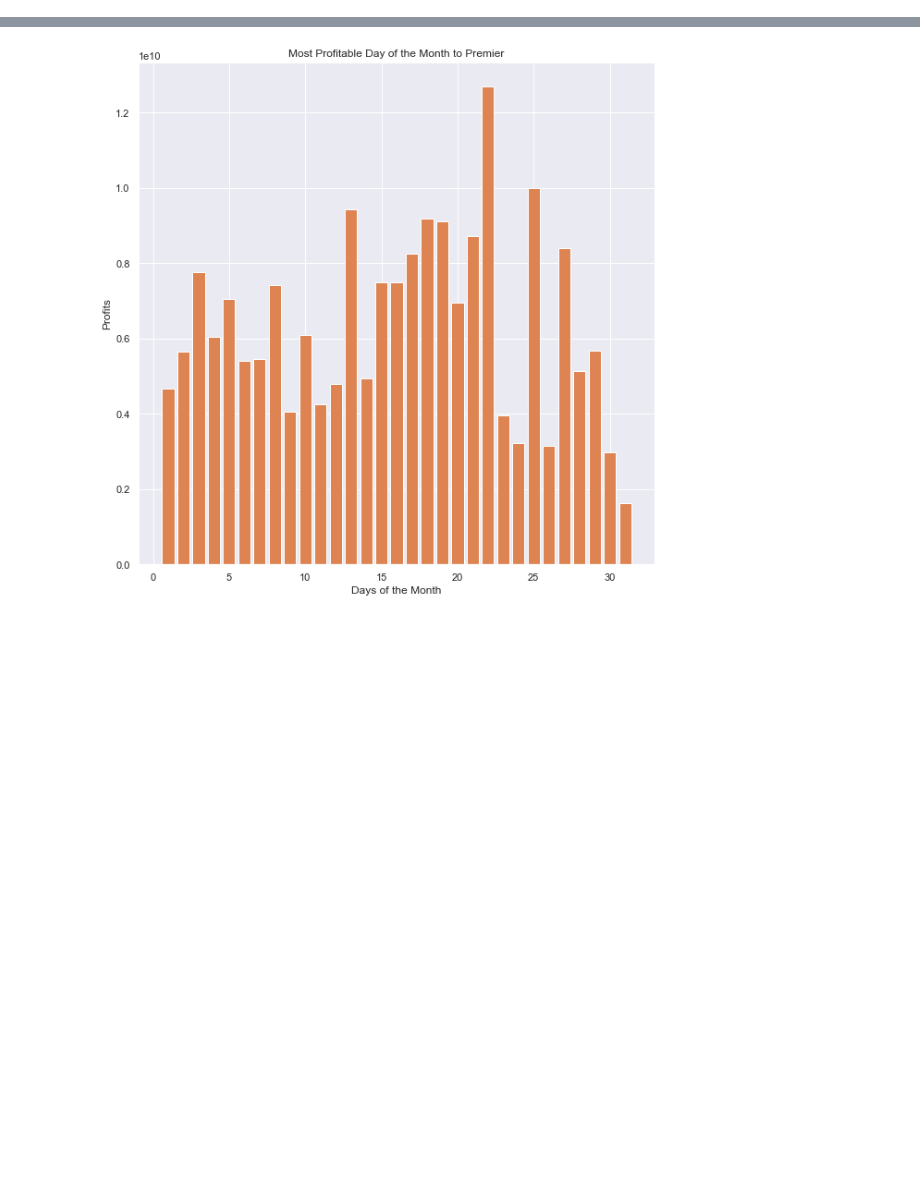
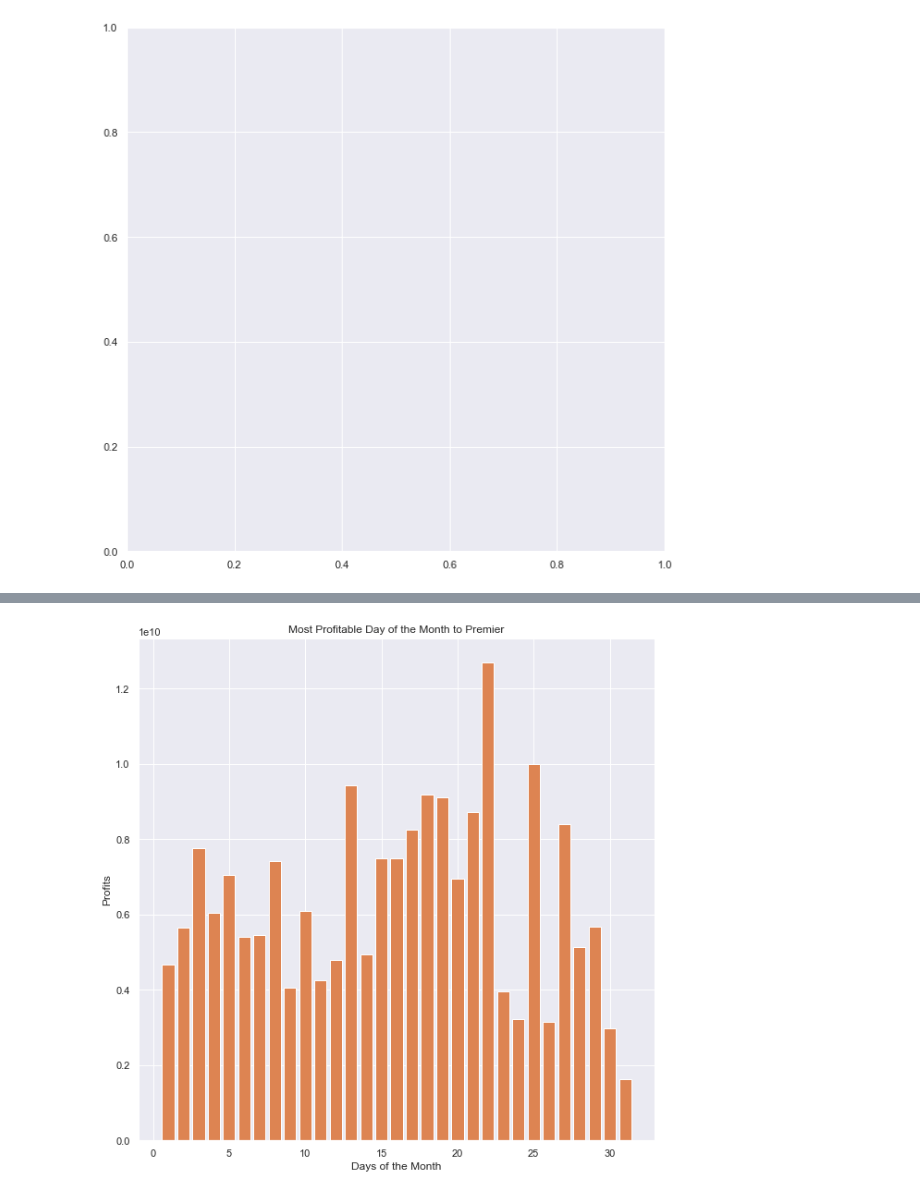
Before and after one commit to mdetiberiis01/Movie-Months, a Jupyter notebook: Movie_Month_Analysis.ipynb, the cells around one changed output, grey strips where cells are left out. Cells and saved outputs as stored; diff of their text form; code cells hidden in the pictures; blank space fills up the shorter version.

```diff
--- a/Movie_Month_Analysis.ipynb
+++ b/Movie_Month_Analysis.ipynb
@@ -189,14 +181,16 @@ fig
 # %%
-days_total_profit = movie_df.groupby(by = 'release_day',axis = 0).total_profit.sum()
+days_total_profit = movie_df.groupby(by = 'release_day',axis = 0).worldwide_gross.sum()
 # %%
 days_total_profit_df= pd.DataFrame(days_total_profit)
 #days_total_profit_df.head
 # %%
 #Initialize graph 2
-y2 = days_total_profit_df.total_profit
+y2 = days_total_profit_df.worldwide_gross
 x2 = y2.index
 
-#figure, axes = plt.subplots(figsize = (10,10))
+figure, axes = plt.subplots(figsize = (10,10))
+# %% [output]
+[figure, added]
 # %%
 #Find best day of the month to premier
 
```
Also changed, not shown: parts of 19 cells of this notebook, 7 other files.
